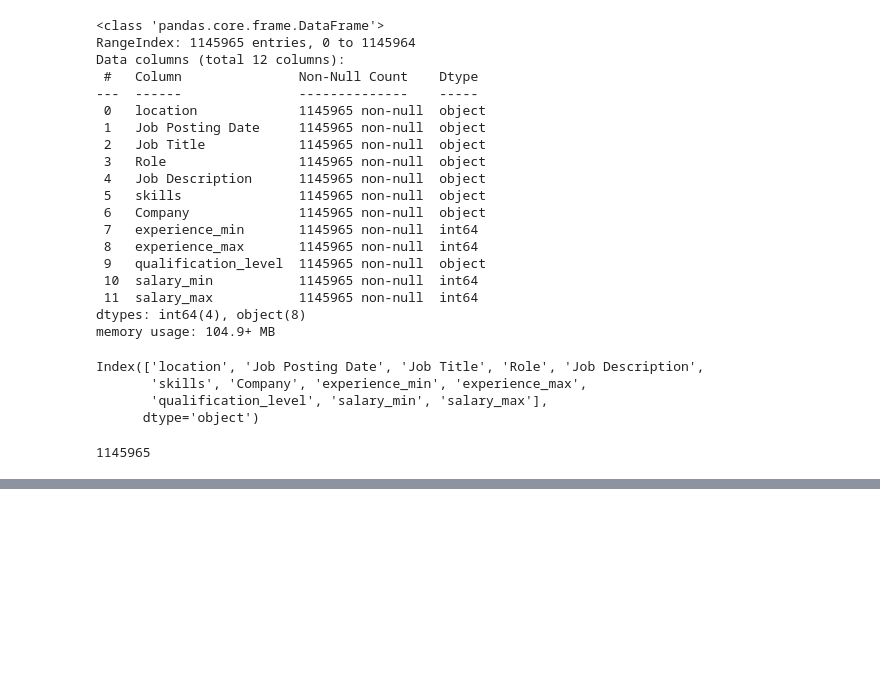
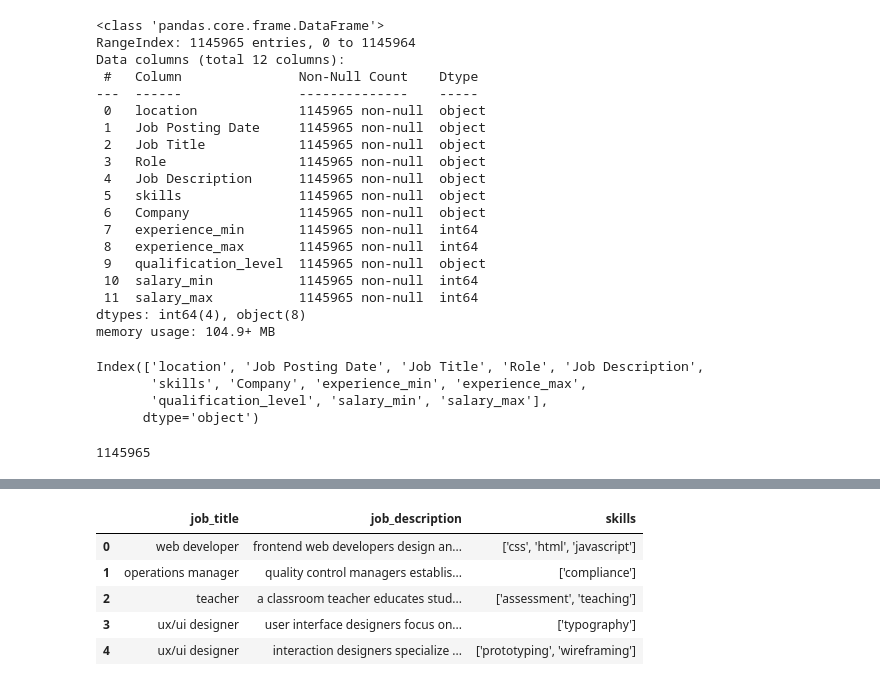
Before and after one commit to Psalmist70/curriculum-alignment-system, a Jupyter notebook: notebooks/curriculum_alignment_analysis.ipynb, the cells around one changed output, grey strips where cells are left out. Drawn from its saved outputs; the diff is of its cells as text; code cells hidden in the pictures; blank space fills up the shorter version.

```diff
--- a/notebooks/curriculum_alignment_analysis.ipynb
+++ b/notebooks/curriculum_alignment_analysis.ipynb
@@ -140,0 +207,15 @@ df.to_csv(save_path, index=False)
+# %%
+import pandas as pd
+
+path = "/content/drive/MyDrive/curriculum-alignment-system/job_datasetfull_cleaned.csv"
+
+df = pd.read_csv(path)
+
+df.head()
+# %% [output]
+|  | job_title | job_description | skills |
+| 0 | web developer | frontend web developers design an... | ['css', 'html', 'javascript'] |
+| 1 | operations manager | quality control managers establis... | ['compliance'] |
+| 2 | teacher | a classroom teacher educates stud... | ['assessment', 'teaching'] |
+| 3 | ux/ui designer | user interface designers focus on... | ['typography'] |
+| 4 | ux/ui designer | interaction designers specialize ... | ['prototyping', 'wireframing'] |
```
Also changed, not shown: parts of 9 cells of this notebook.
